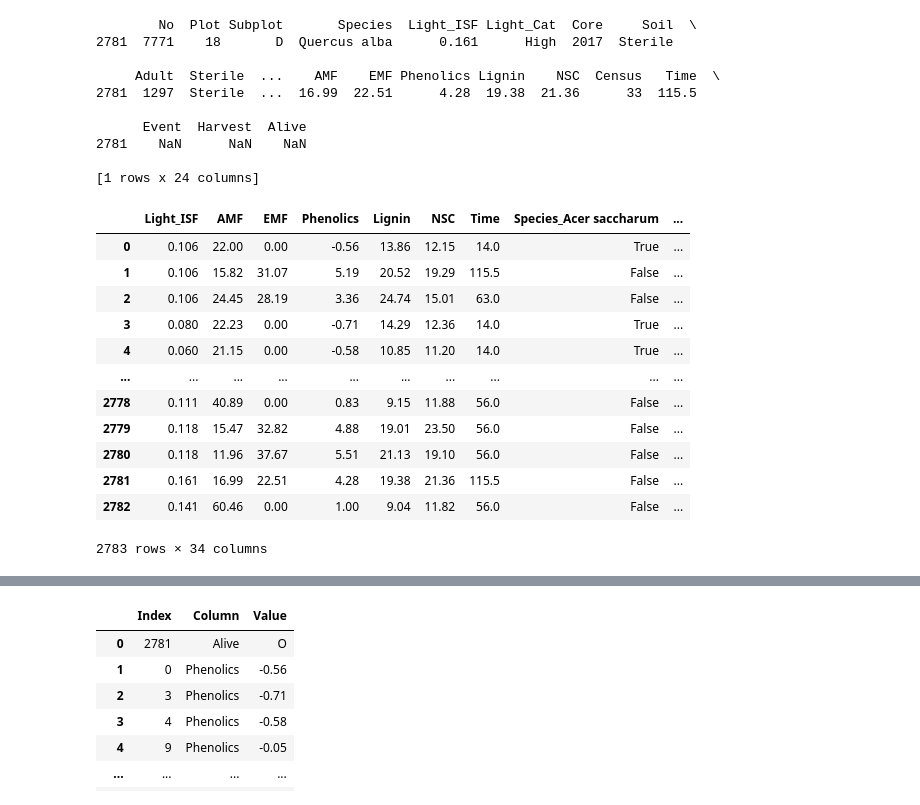
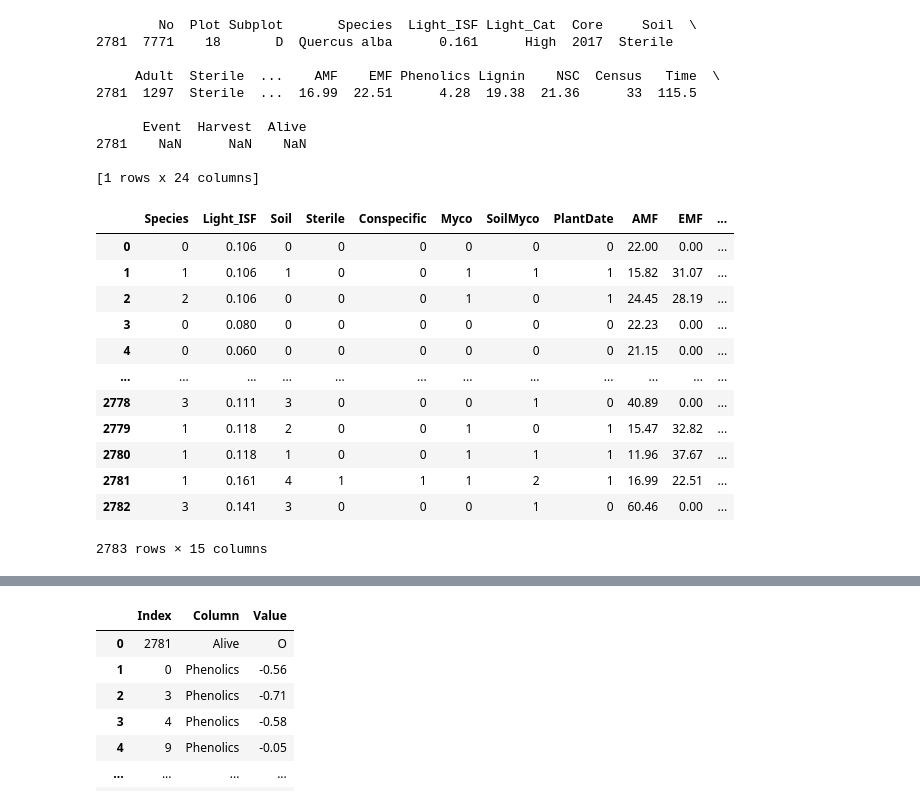
Before and after one commit to SKNetworks-AI19-250818/SKN19-mini-3Team, a Jupyter notebook: run.ipynb, the cells around one changed output, grey strips where cells are left out. Saved outputs shown, nothing was run; the diff lists cells and outputs as text; code cells hidden in the pictures.

```diff
--- a/run.ipynb
+++ b/run.ipynb
@@ -419,24 +441,24 @@ print(df[df['Event'].isna()])
 # %%
 ### 드랍할 컬럼 설정
 drop_cols = ['No', 'Plot','Light_Cat', 'Adult', 'Subplot', 'Core', 'Census']
 dp.set_drop_cols(drop_cols)
 
-encode = dp.run(encoding='onehot')
+encode = dp.run(encoding='label')
 display(encode)
 # %% [output]
-|  | Light_ISF | AMF | EMF | Phenolics | Lignin | NSC | Time | Species_Acer saccharum | ... |
-| 0 | 0.106 | 22.00 | 0.00 | -0.56 | 13.86 | 12.15 | 14.0 | True | ... |
-| 1 | 0.106 | 15.82 | 31.07 | 5.19 | 20.52 | 19.29 | 115.5 | False | ... |
-| 2 | 0.106 | 24.45 | 28.19 | 3.36 | 24.74 | 15.01 | 63.0 | False | ... |
-| 3 | 0.080 | 22.23 | 0.00 | -0.71 | 14.29 | 12.36 | 14.0 | True | ... |
-| 4 | 0.060 | 21.15 | 0.00 | -0.58 | 10.85 | 11.20 | 14.0 | True | ... |
-| ... | ... | ... | ... | ... | ... | ... | ... | ... | ... |
-| 2778 | 0.111 | 40.89 | 0.00 | 0.83 | 9.15 | 11.88 | 56.0 | False | ... |
-| 2779 | 0.118 | 15.47 | 32.82 | 4.88 | 19.01 | 23.50 | 56.0 | False | ... |
-| 2780 | 0.118 | 11.96 | 37.67 | 5.51 | 21.13 | 19.10 | 56.0 | False | ... |
-| 2781 | 0.161 | 16.99 | 22.51 | 4.28 | 19.38 | 21.36 | 115.5 | False | ... |
-| 2782 | 0.141 | 60.46 | 0.00 | 1.00 | 9.04 | 11.82 | 56.0 | False | ... |
+|  | Species | Light_ISF | Soil | Sterile | Conspecific | Myco | SoilMyco | PlantDate | AMF | EMF | ... |
+| 0 | 0 | 0.106 | 0 | 0 | 0 | 0 | 0 | 0 | 22.00 | 0.00 | ... |
+| 1 | 1 | 0.106 | 1 | 0 | 0 | 1 | 1 | 1 | 15.82 | 31.07 | ... |
+| 2 | 2 | 0.106 | 0 | 0 | 0 | 1 | 0 | 1 | 24.45 | 28.19 | ... |
+| 3 | 0 | 0.080 | 0 | 0 | 0 | 0 | 0 | 0 | 22.23 | 0.00 | ... |
+| 4 | 0 | 0.060 | 0 | 0 | 0 | 0 | 0 | 0 | 21.15 | 0.00 | ... |
+| ... | ... | ... | ... | ... | ... | ... | ... | ... | ... | ... | ... |
+| 2778 | 3 | 0.111 | 3 | 0 | 0 | 0 | 1 | 0 | 40.89 | 0.00 | ... |
+| 2779 | 1 | 0.118 | 2 | 0 | 0 | 1 | 0 | 1 | 15.47 | 32.82 | ... |
+| 2780 | 1 | 0.118 | 1 | 0 | 0 | 1 | 1 | 1 | 11.96 | 37.67 | ... |
+| 2781 | 1 | 0.161 | 4 | 1 | 1 | 1 | 2 | 1 | 16.99 | 22.51 | ... |
+| 2782 | 3 | 0.141 | 3 | 0 | 0 | 0 | 1 | 0 | 60.46 | 0.00 | ... |
-2783 rows × 34 columns
+2783 rows × 15 columns
 # %%
 display(dp.category_decoding(encode))
 decode = dp.category_decoding(encode)
```
Also changed, not shown: parts of 6 cells of this notebook, 1 other file.
